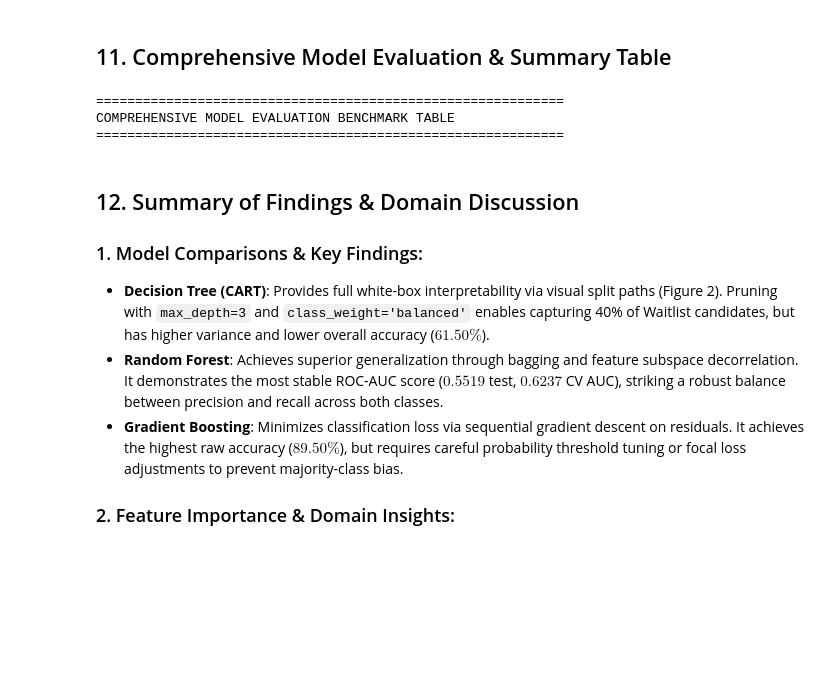
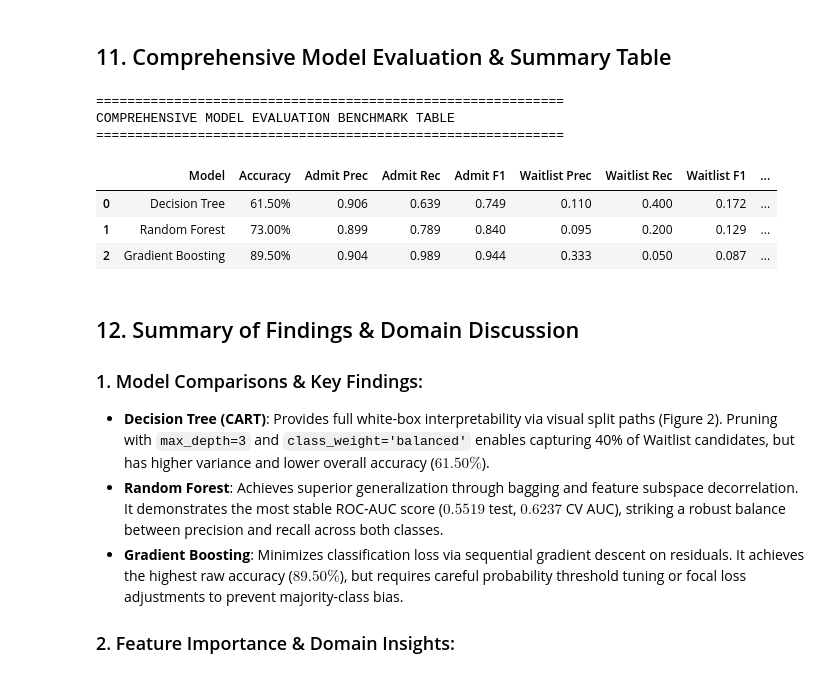
Before and after one commit to Palapluem/cpe342-machine-learning, a Jupyter notebook: assignment/Assignment 4_Tree-based and Ensemble Models/Assignment_4_Tree_and_Ensemble.ipynb, the cells around one changed output. Drawn from its saved outputs; the diff is of its cells as text; code cells hidden in the pictures; blank space fills up the shorter version.

```diff
--- a/assignment/Assignment 4_Tree-based and Ensemble Models/Assignment_4_Tree_and_Ensemble.ipynb
+++ b/assignment/Assignment 4_Tree-based and Ensemble Models/Assignment_4_Tree_and_Ensemble.ipynb
@@ -497,34 +516,38 @@ for m_name, (model, y_pred, y_proba) in models_dict.items():
     f1_0 = f1_score(y_test, y_pred, pos_label=0, zero_division=0)
 
     prec_1 = precision_score(y_test, y_pred, pos_label=1, zero_division=0)
     rec_1 = recall_score(y_test, y_pred, pos_label=1, zero_division=0)
     f1_1 = f1_score(y_test, y_pred, pos_label=1, zero_division=0)
 
     auc = roc_auc_score(y_test, y_proba)
     cv_auc = np.mean(cross_val_score(model, X_train, y_train, cv=5, scoring='roc_auc'))
 
     summary_metrics.append({
         'Model': m_name,
         'Accuracy': f"{acc*100:.2f}%",
         'Admit Prec': f"{prec_0:.3f}",
         'Admit Rec': f"{rec_0:.3f}",
         'Admit F1': f"{f1_0:.3f}",
         'Waitlist Prec': f"{prec_1:.3f}",
         'Waitlist Rec': f"{rec_1:.3f}",
         'Waitlist F1': f"{f1_1:.3f}",
         'Test AUC': f"{auc:.4f}",
         '5-Fold CV AUC': f"{cv_auc:.4f}"
     })
 
 perf_df = pd.DataFrame(summary_metrics)
 print("============================================================")
 print("COMPREHENSIVE MODEL EVALUATION BENCHMARK TABLE")
 print("============================================================")
-display(perf_df)
+perf_df
 # %% [output]
 ============================================================
 COMPREHENSIVE MODEL EVALUATION BENCHMARK TABLE
 ============================================================
+|  | Model | Accuracy | Admit Prec | Admit Rec | Admit F1 | Waitlist Prec | Waitlist Rec | Waitlist F1 | ... |
+| 0 | Decision Tree | 61.50% | 0.906 | 0.639 | 0.749 | 0.110 | 0.400 | 0.172 | ... |
+| 1 | Random Forest | 73.00% | 0.899 | 0.789 | 0.840 | 0.095 | 0.200 | 0.129 | ... |
+| 2 | Gradient Boosting | 89.50% | 0.904 | 0.989 | 0.944 | 0.333 | 0.050 | 0.087 | ... |
 # %% [markdown]
 ## 12. Summary of Findings & Domain Discussion
 
```
Also changed, not shown: parts of 3 cells of this notebook, 11 other files.
